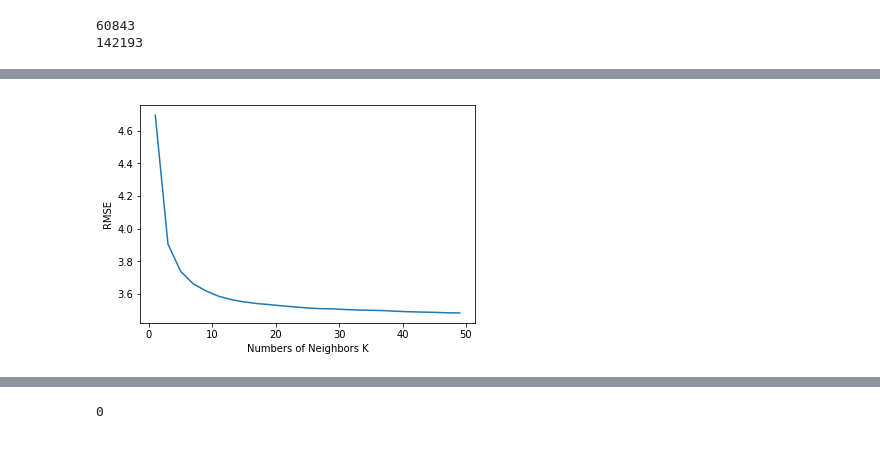
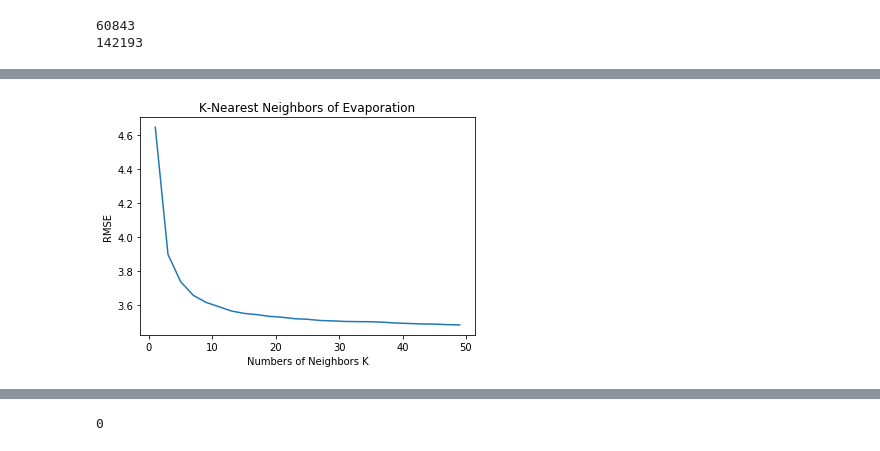
Before and after one commit to 12596375/AusWeather, a Jupyter notebook: AusWeather.ipynb, the cells around one changed output, grey strips where cells are left out. Cells and saved outputs as stored; diff of their text form; code cells hidden in the pictures.

```diff
--- a/AusWeather.ipynb
+++ b/AusWeather.ipynb
@@ -138,0 +192,3 @@ Missing Max Temp: 234, Missing Min Temp: 637
+# %%
+neighbors_list = list(range(1,50))
+neighbors = list(filter(lambda x: x %2 != 0, neighbors_list))
@@ -460,0 +461,5 @@ KNN on neighbors = 49 has a rmse of 3.484419981287812 and took 0.245041735000086
+# %%
+evaporation_score = []
+evaporation_timer = []
+for k in neighbors:
+    neighbor_search(X_train, X_test, y_train, y_test, k, evaporation_score, evaporation_timer)
@@ -461,8 +484,9 @@ KNN on neighbors = 49 has a rmse of 3.484419981287812 and took 0.245041735000086
 # %%
-plt.plot(Neighbors, min_score)
+plt.plot(neighbors, evaporation_score)
 plt.xlabel('Numbers of Neighbors K')
 plt.ylabel('RMSE')
+plt.title('K-Nearest Neighbors of Evaporation')
 plt.show()
 # %% [output]
-[figure, old version]
+[figure, new version]
 # %%
```
Also changed, not shown: parts of 121 cells of this notebook.
